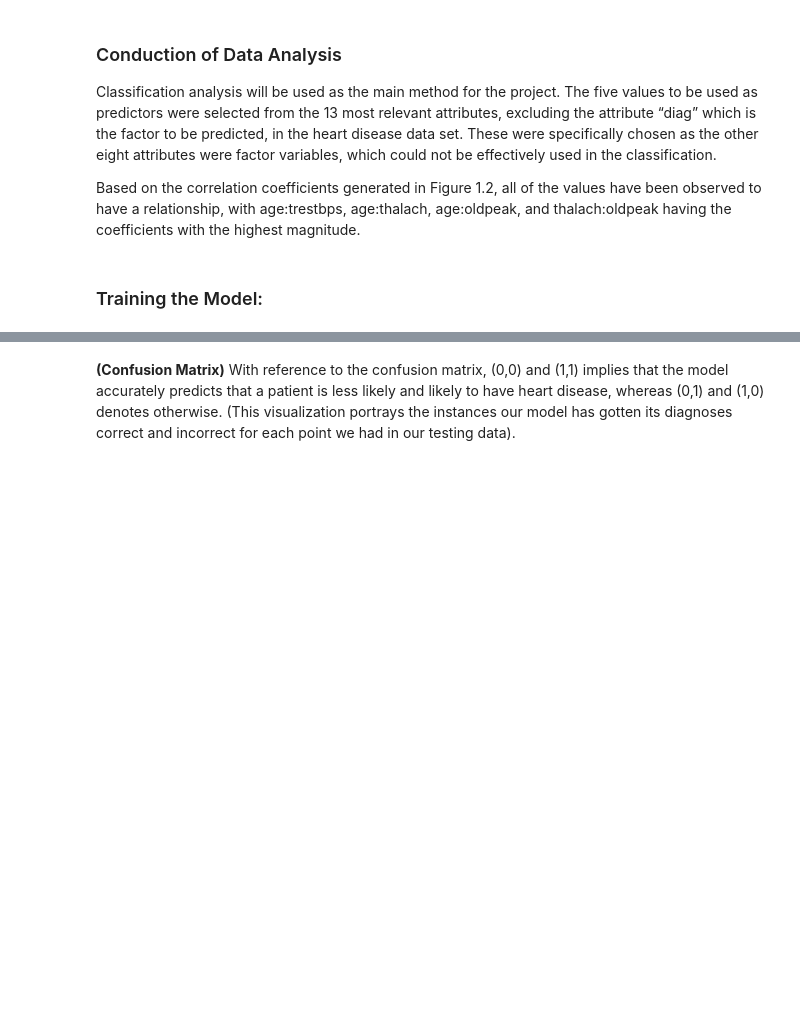
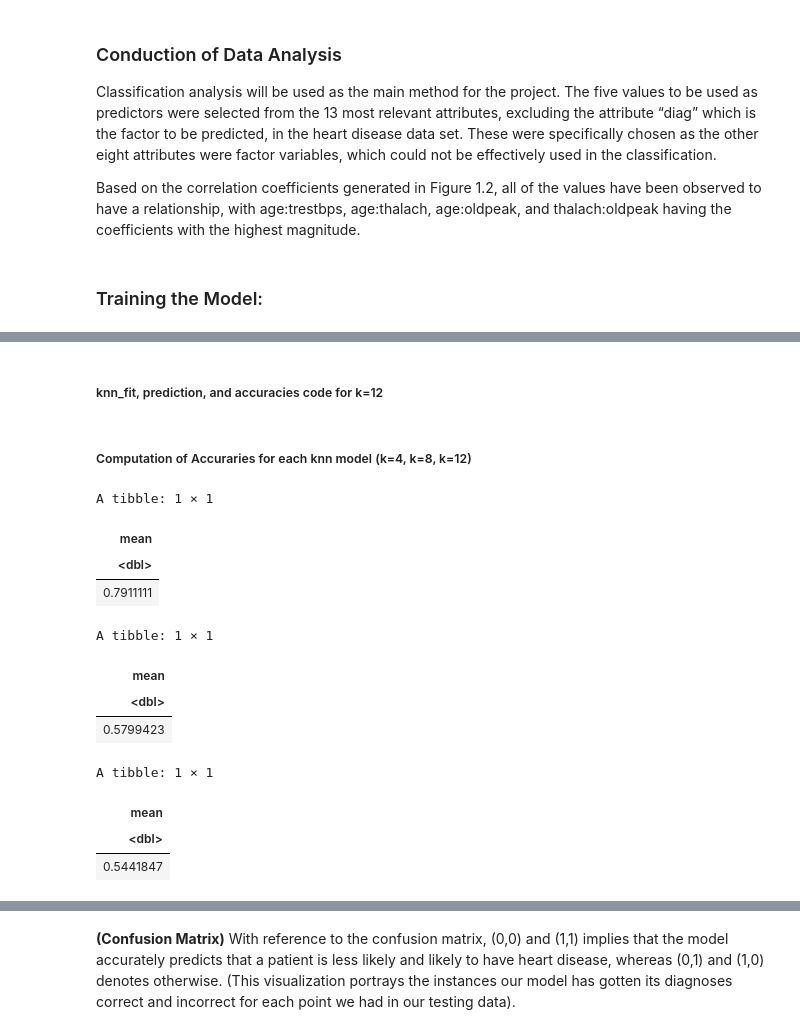
Before and after one commit to Yujinjen/group_project, a Jupyter notebook: DSCI_G36_Project_Submission.ipynb, the cells around one changed output, grey strips where cells are left out. Cells and saved outputs as stored; diff of their text form; code cells hidden in the pictures; blank space fills up the shorter version.

```diff
--- a/DSCI_G36_Project_Submission.ipynb
+++ b/DSCI_G36_Project_Submission.ipynb
@@ -280,0 +521,2 @@ Based on the correlation coefficients generated in Figure 1.2, all of the values
+# %% [markdown]
+##### knn_fit, prediction, and accuracies code for k=12
@@ -281 +595,39 @@ Based on the correlation coefficients generated in Figure 1.2, all of the values
+# %% [markdown]
+##### Computation of Accuraries for each knn model (k=4, k=8, k=12)
+# %%
+# accuracies for three values of k (k4,k8,k12)
+
+#k4 accuracy overall
+
+accuracy_all_k4 <- rbind(accuracies_1_k4, accuracies_2_k4, accuracies_3_k4, accuracies_4_k4, accuracies_5_k4) %>%
+                summarize(mean = mean(.estimate))
+
+accuracy_all_k4
+
+#k8 accuracy overall
+
+accuracy_all_k8 <- rbind(accuracies_1_k8, accuracies_2_k8, accuracies_3_k8, accuracies_4_k8, accuracies_5_k8) %>%
+                summarize(mean = mean(.estimate))
+
+accuracy_all_k8
+
+#k12 accuracy overall
+
+accuracy_all_k12 <- rbind(accuracies_1_k12, accuracies_2_k12, accuracies_3_k12, accuracies_4_k12, accuracies_5_k12) %>%
+                summarize(mean = mean(.estimate))
+
+accuracy_all_k12
+# %% [output]
+A tibble: 1 × 1
+| mean |
+| <dbl> |
+| 0.7911111 |
+A tibble: 1 × 1
+| mean |
+| <dbl> |
+| 0.5799423 |
+A tibble: 1 × 1
+| mean |
+| <dbl> |
+| 0.5441847 |
 # %%
```
Also changed, not shown: parts of 19 cells of this notebook.
